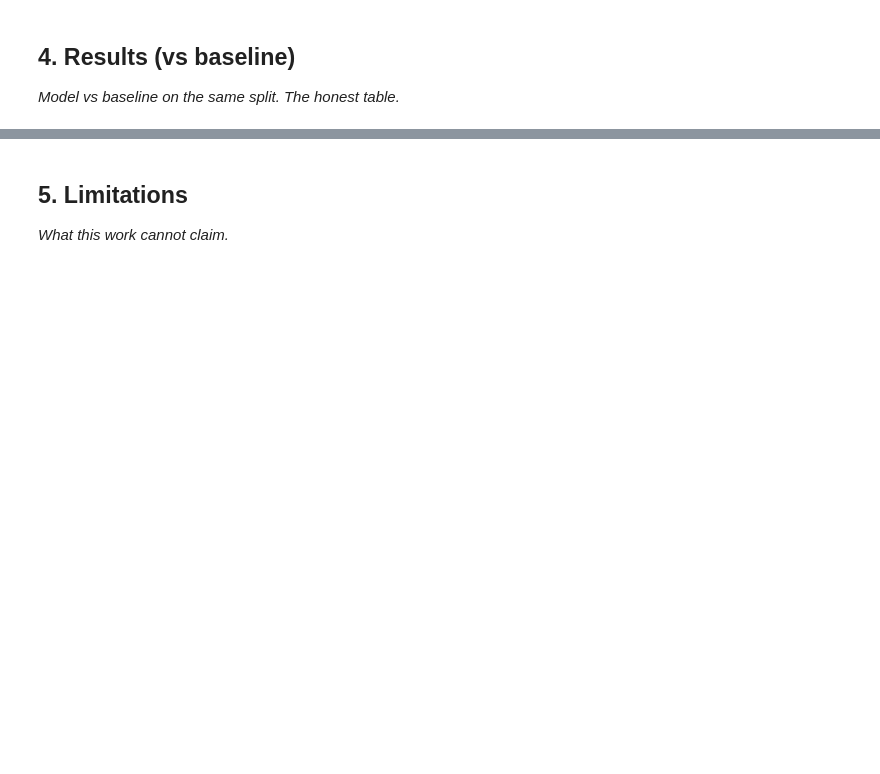
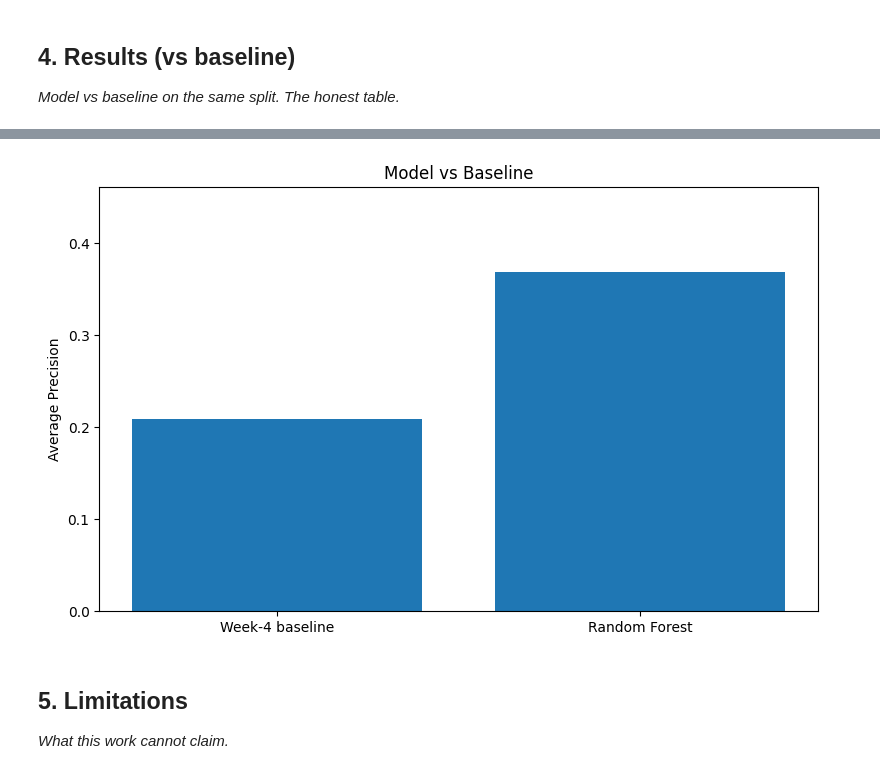
Before and after one commit to AbdulWasay65/flyrank-ml-internship, a Jupyter notebook: work/notebooks/capstone.ipynb, the cells around one changed output, grey strips where cells are left out. Saved outputs shown, nothing was run; the diff lists cells and outputs as text; code cells hidden in the pictures; blank space fills up the shorter version.

```diff
--- a/work/notebooks/capstone.ipynb
+++ b/work/notebooks/capstone.ipynb
@@ -25,3 +139,18 @@ This skeleton is yours to fill. Work the sections **in order** — each one has
+# %%
+import matplotlib.pyplot as plt
+
+methods = ["Week-4 baseline", "Random Forest"]
+scores = [0.2086, 0.3685]
+
+plt.figure(figsize=(8, 5))
+plt.bar(methods, scores)
+plt.ylabel("Average Precision")
+plt.title("Model vs Baseline")
+plt.ylim(0, max(scores) * 1.25)
+plt.tight_layout()
+plt.show()
+# %% [output]
+[figure, added]
 # %% [markdown]
 ## 5. Limitations
 
```
Also changed, not shown: parts of 7 cells of this notebook.
